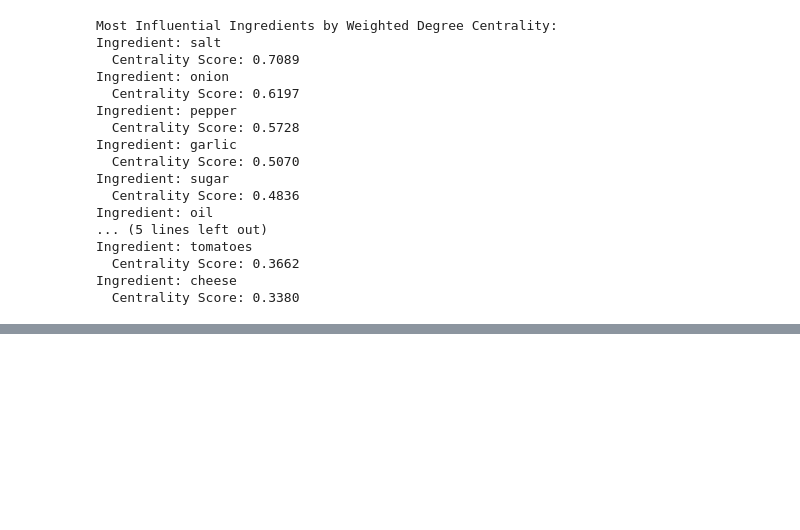
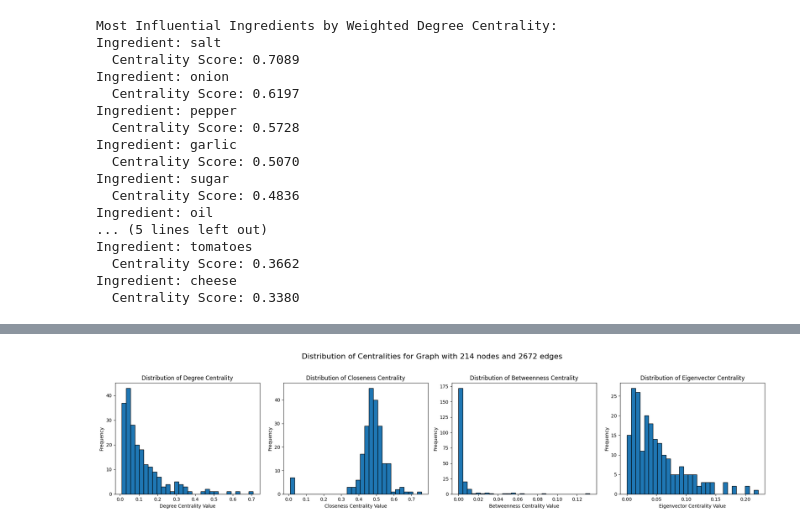
Before and after one commit to annanasz/NS_Group_Project, a Jupyter notebook: ingredients_analysis.ipynb, the cells around one changed output, grey strips where cells are left out. Drawn from its saved outputs; the diff is of its cells as text; code cells hidden in the pictures; blank space fills up the shorter version.

```diff
--- a/ingredients_analysis.ipynb
+++ b/ingredients_analysis.ipynb
@@ -179,0 +260,31 @@ Ingredient: cheese
+# %%
+def plot_centrality_distributions(df, graph_name):
+    centrality_types = ['degree', 'closeness', 'betweenness', 'eigenvector']
+    titles = [
+        'Degree Centrality',
+        'Closeness Centrality',
+        'Betweenness Centrality',
+        'Eigenvector Centrality'
+    ]
+
+    # Create subplots
+    fig, axes = plt.subplots(1, 4, figsize=(20, 5))
+
+    for ax, centrality_type, title in zip(axes, centrality_types, titles):
+        ax.hist(df[centrality_type], bins=30, edgecolor='black')
+        ax.set_title(f'Distribution of {title}')
+        ax.set_xlabel(f'{title} Value')
+        ax.set_ylabel('Frequency')
+
+    plt.suptitle(f'Distribution of Centralities for {graph_name}', fontsize=16)
+    plt.tight_layout(rect=[0, 0.03, 1, 0.95])
+    plt.show()
+# %%
+import pandas as pd
+
+
+centralities = compute_centralities(ingredient_graph)
+df = pd.DataFrame(centralities)
+plot_centrality_distributions(df, ingredient_graph)
+# %% [output]
+[figure, added]
```
Also changed, not shown: parts of 6 cells of this notebook, 4 other files.
